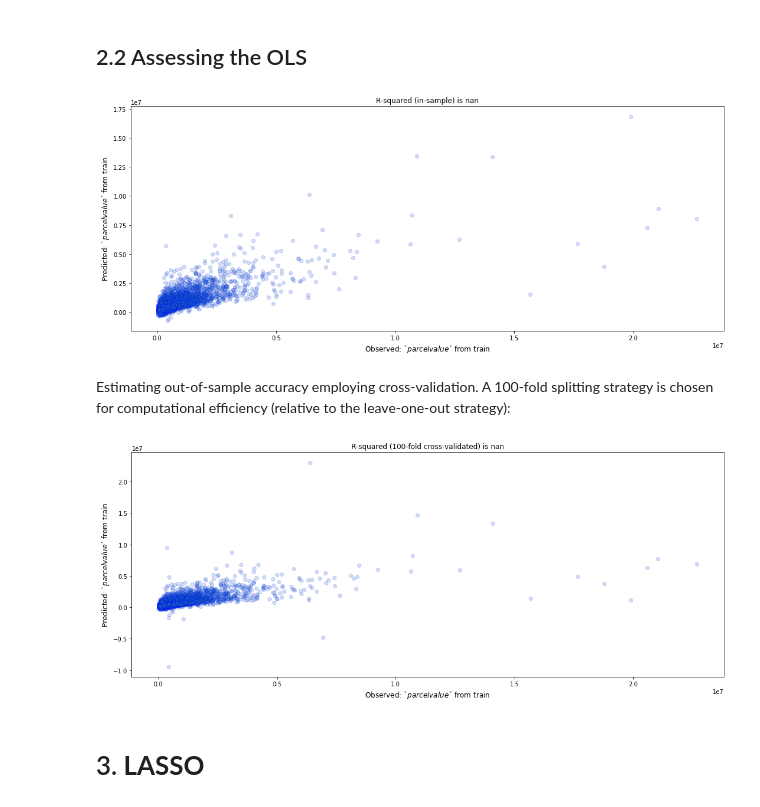
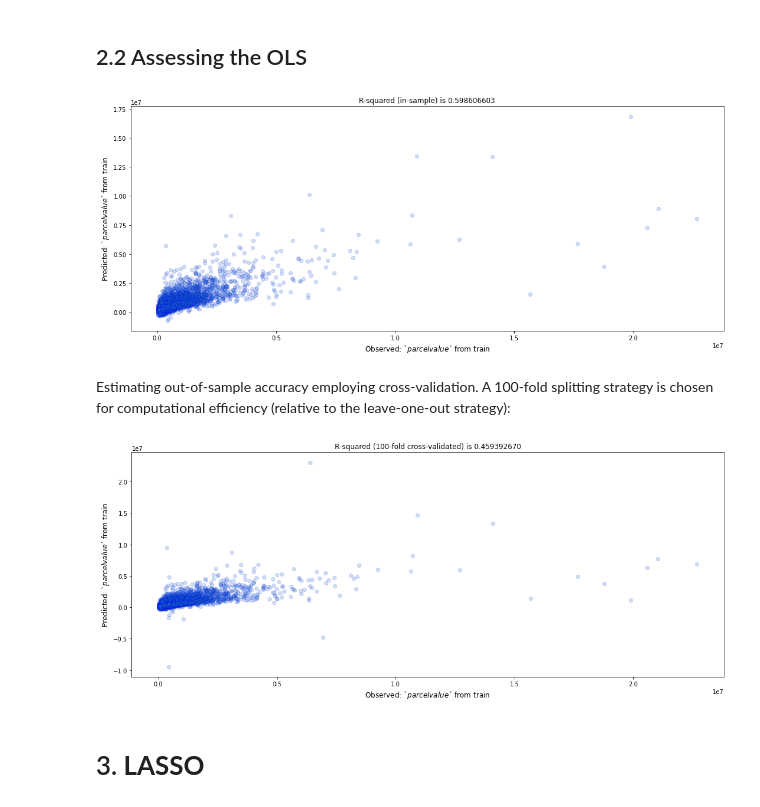
Before and after one commit to MathiasSchindlerCPH/BSE-CML1-repo, a Jupyter notebook: Project1_LinearModels/Mathias_Schindler_linmodels_project.ipynb, the cells around one changed output. Cells and saved outputs as stored; diff of their text form; code cells hidden in the pictures.

```diff
--- a/Project1_LinearModels/Mathias_Schindler_linmodels_project.ipynb
+++ b/Project1_LinearModels/Mathias_Schindler_linmodels_project.ipynb
@@ -482,8 +482,8 @@ from sklearn.linear_model import LinearRegression
 regr = LinearRegression()
 
 # Fit model
-coef_OLS = regr.fit(x,y).coef_
+regr.fit(x,y)
 
 # Display parameter estimates
-list(map('{:.7f}'.format,coef_OLS))
+print(np.array(list(map('{:.7f}'.format, regr.coef_))))
 # %% [output]
@@ -514,37 +514,34 @@ array([498967.53216553, 617832.83299255, 660276.16183472, ...,
 # %% [markdown]
 ## 2.2 Assessing the OLS
 # %%
+from sklearn.metrics import r2_score
+
 # Visualizing predictions in-sample
 y_hat_insample = regr.predict(x)
-
-pd_y_hat_insample, pd_y = pd.Series(y_hat_insample), pd.Series(y)
-
-#pears = pd_y.corr(pd_y_hat_insample)
 
 def accuracy_fig(y_train, y_pred, pred_type):
   plt.figure()
   plt.scatter(x=y_train,y=y_pred, alpha=0.2, edgecolors='b')
   plt.xlabel('Observed: `$parcelvalue$´ from train', fontsize = 12)
   plt.ylabel('Predicted: `$parcelvalue$´ from train', fontsize = 12)
-  plt.title("R-squared (" +  pred_type + ") is " + "{:.9f}".format((pd_y.corr(pd_y_hat_insample))**2) )
+  plt.title("R-squared (" +  pred_type + ") is " + "{:.9f}".format(r2_score(y_train, y_pred)) )
   pred_fig = plt.gcf()
   pred_fig.set_size_inches(18, 7)
   plt.show()
 
 accuracy_fig(y, y_hat_insample, "in-sample")
 # %% [output]
-[figure, old version]
+[figure, new version]
 # %% [markdown]
 Estimating out-of-sample accuracy employing cross-validation. A 100-fold splitting strategy is chosen for computational efficiency (relative to the leave-one-out strategy):
 # %%
 from sklearn.model_selection import cross_val_predict as cvp
 
 y_hat_cv = cvp(regr, x, y, cv=100) #Run time: 22s
-pd_y_hat_cv, pd_y = pd.Series(y_hat_cv), pd.Series(y)
 
 accuracy_fig(y, y_hat_cv, "100-fold cross-validated")
 # %% [output]
-[figure, old version]
+[figure, new version]
 # %% [markdown]
 # 3. **LASSO**
 # %% [markdown]
```
Also changed, not shown: parts of 4 cells of this notebook.
